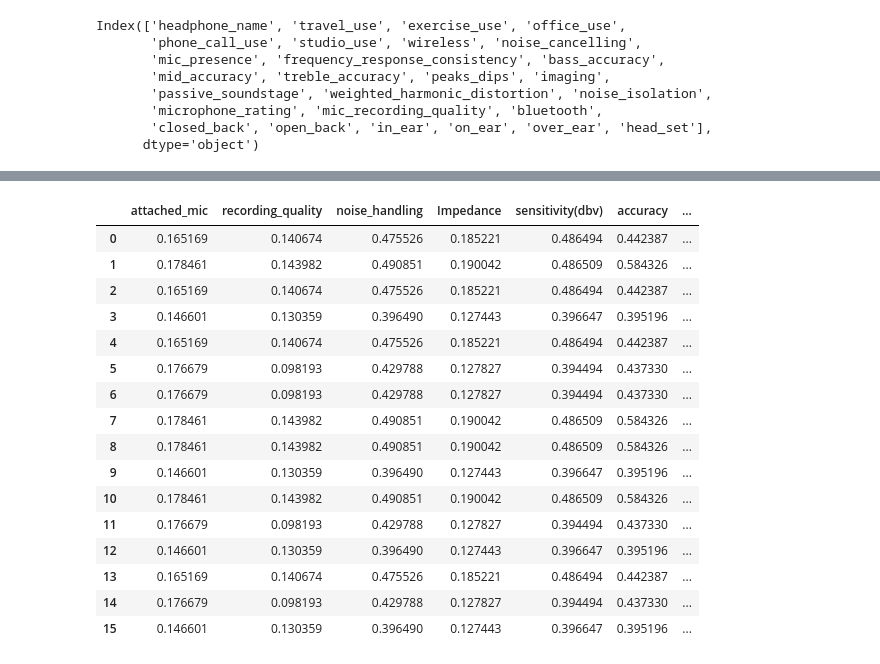
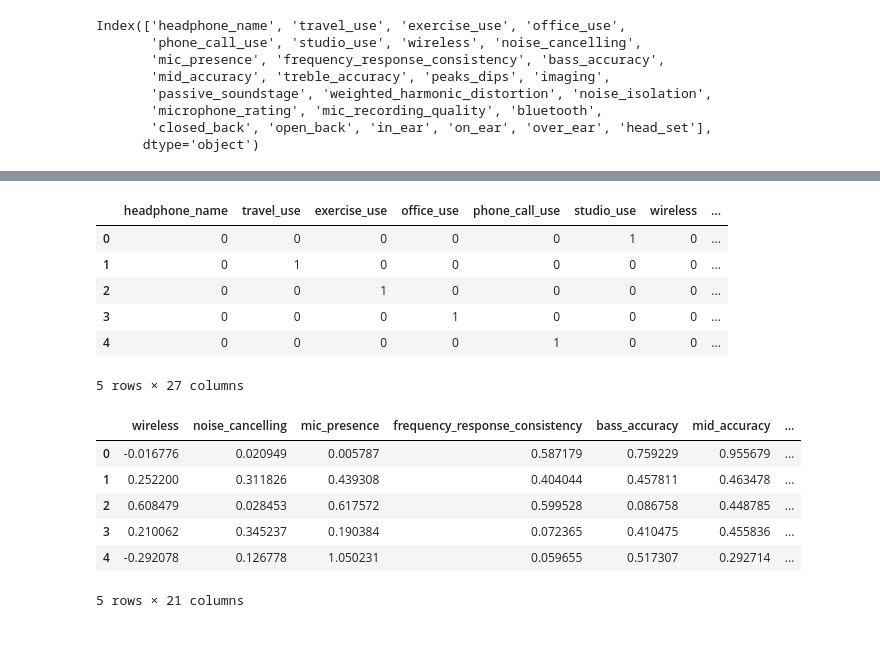
Before and after one commit to ckamerin/recommender_system, a Jupyter notebook: modeling/HP_Model_Experiment.ipynb, the cells around one changed output, grey strips where cells are left out. Cells and saved outputs as stored; diff of their text form; code cells hidden in the pictures.

```diff
--- a/modeling/HP_Model_Experiment.ipynb
+++ b/modeling/HP_Model_Experiment.ipynb
@@ -397,20 +208,14 @@ predset = pd.DataFrame(data=preds, columns = [ 'attached_mic', 'recording_qualit
-# %%
-predset
-# %% [output]
-|  | attached_mic | recording_quality | noise_handling | Impedance | sensitivity(dbv) | accuracy | ... |
-| 0 | 0.165169 | 0.140674 | 0.475526 | 0.185221 | 0.486494 | 0.442387 | ... |
-| 1 | 0.178461 | 0.143982 | 0.490851 | 0.190042 | 0.486509 | 0.584326 | ... |
-| 2 | 0.165169 | 0.140674 | 0.475526 | 0.185221 | 0.486494 | 0.442387 | ... |
-| 3 | 0.146601 | 0.130359 | 0.396490 | 0.127443 | 0.396647 | 0.395196 | ... |
-| 4 | 0.165169 | 0.140674 | 0.475526 | 0.185221 | 0.486494 | 0.442387 | ... |
-| 5 | 0.176679 | 0.098193 | 0.429788 | 0.127827 | 0.394494 | 0.437330 | ... |
-| 6 | 0.176679 | 0.098193 | 0.429788 | 0.127827 | 0.394494 | 0.437330 | ... |
-| 7 | 0.178461 | 0.143982 | 0.490851 | 0.190042 | 0.486509 | 0.584326 | ... |
-| 8 | 0.178461 | 0.143982 | 0.490851 | 0.190042 | 0.486509 | 0.584326 | ... |
-| 9 | 0.146601 | 0.130359 | 0.396490 | 0.127443 | 0.396647 | 0.395196 | ... |
-| 10 | 0.178461 | 0.143982 | 0.490851 | 0.190042 | 0.486509 | 0.584326 | ... |
-| 11 | 0.176679 | 0.098193 | 0.429788 | 0.127827 | 0.394494 | 0.437330 | ... |
-| 12 | 0.146601 | 0.130359 | 0.396490 | 0.127443 | 0.396647 | 0.395196 | ... |
-| 13 | 0.165169 | 0.140674 | 0.475526 | 0.185221 | 0.486494 | 0.442387 | ... |
-| 14 | 0.176679 | 0.098193 | 0.429788 | 0.127827 | 0.394494 | 0.437330 | ... |
-| 15 | 0.146601 | 0.130359 | 0.396490 | 0.127443 | 0.396647 | 0.395196 | ... |
+# %%
+userlist = np.array([[0,0,0,0,0,1,0,0,0,0,0,0,0,0,0,0,0,0,0,0,0,0,0,0,0,0,0],[0,1,0,0,0,0,0,0,0,0,0,0,0,0,0,0,0,0,0,0,0,0,0,0,0,0,0],[0,0,1,0,0,0,0,0,0,0,0,0,0,0,0,0,0,0,0,0,0,0,0,0,0,0,0], [0,0,0,1,0,0,0,0,0,0,0,0,0,0,0,0,0,0,0,0,0,0,0,0,0,0,0], [0,0,0,0,1,0,0,0,0,0,0,0,0,0,0,0,0,0,0,0,0,0,0,0,0,0,0]])
+# %%
+userinputs = pd.DataFrame(data=userlist,columns = df.columns )
+# %%
+userinputs
+# %% [output]
+|  | headphone_name | travel_use | exercise_use | office_use | phone_call_use | studio_use | wireless | ... |
+| 0 | 0 | 0 | 0 | 0 | 0 | 1 | 0 | ... |
+| 1 | 0 | 1 | 0 | 0 | 0 | 0 | 0 | ... |
+| 2 | 0 | 0 | 1 | 0 | 0 | 0 | 0 | ... |
+| 3 | 0 | 0 | 0 | 1 | 0 | 0 | 0 | ... |
+| 4 | 0 | 0 | 0 | 0 | 1 | 0 | 0 | ... |
+5 rows × 27 columns
@@ -416,0 +229,10 @@ predset
+# %%
+preddf
+# %% [output]
+|  | wireless | noise_cancelling | mic_presence | frequency_response_consistency | bass_accuracy | mid_accuracy | ... |
+| 0 | -0.016776 | 0.020949 | 0.005787 | 0.587179 | 0.759229 | 0.955679 | ... |
+| 1 | 0.252200 | 0.311826 | 0.439308 | 0.404044 | 0.457811 | 0.463478 | ... |
+| 2 | 0.608479 | 0.028453 | 0.617572 | 0.599528 | 0.086758 | 0.448785 | ... |
+| 3 | 0.210062 | 0.345237 | 0.190384 | 0.072365 | 0.410475 | 0.455836 | ... |
+| 4 | -0.292078 | 0.126778 | 1.050231 | 0.059655 | 0.517307 | 0.292714 | ... |
+5 rows × 21 columns
```
Also changed, not shown: parts of 33 cells of this notebook.
